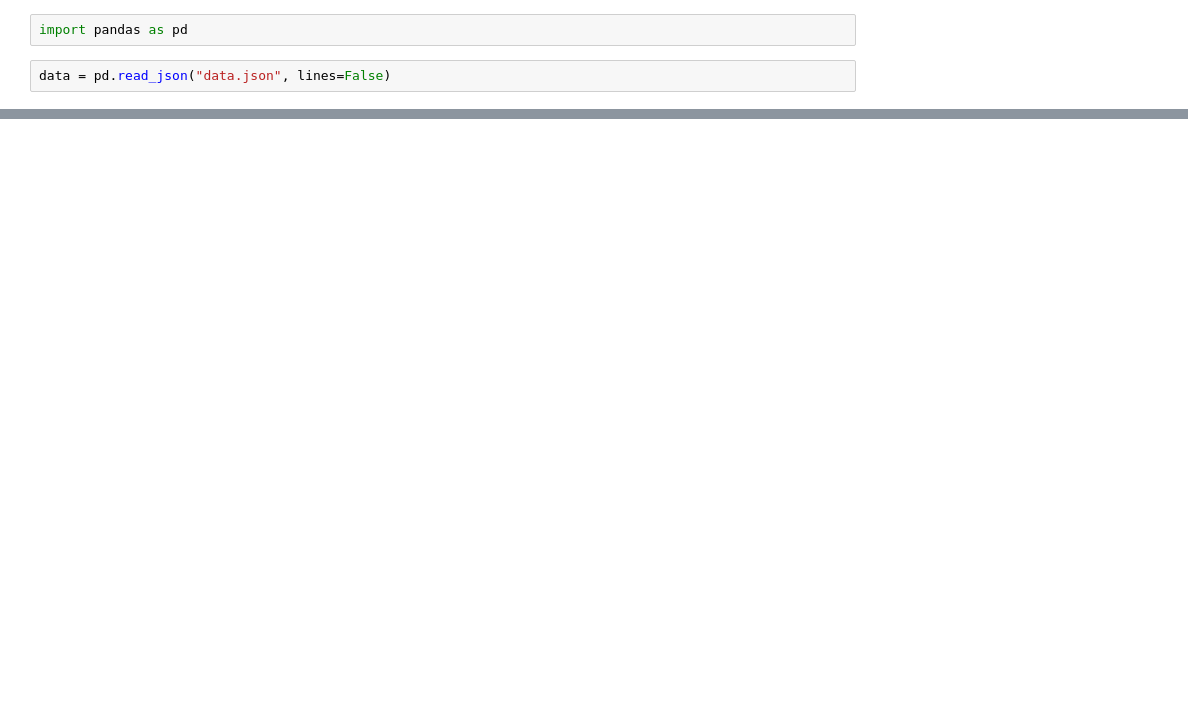
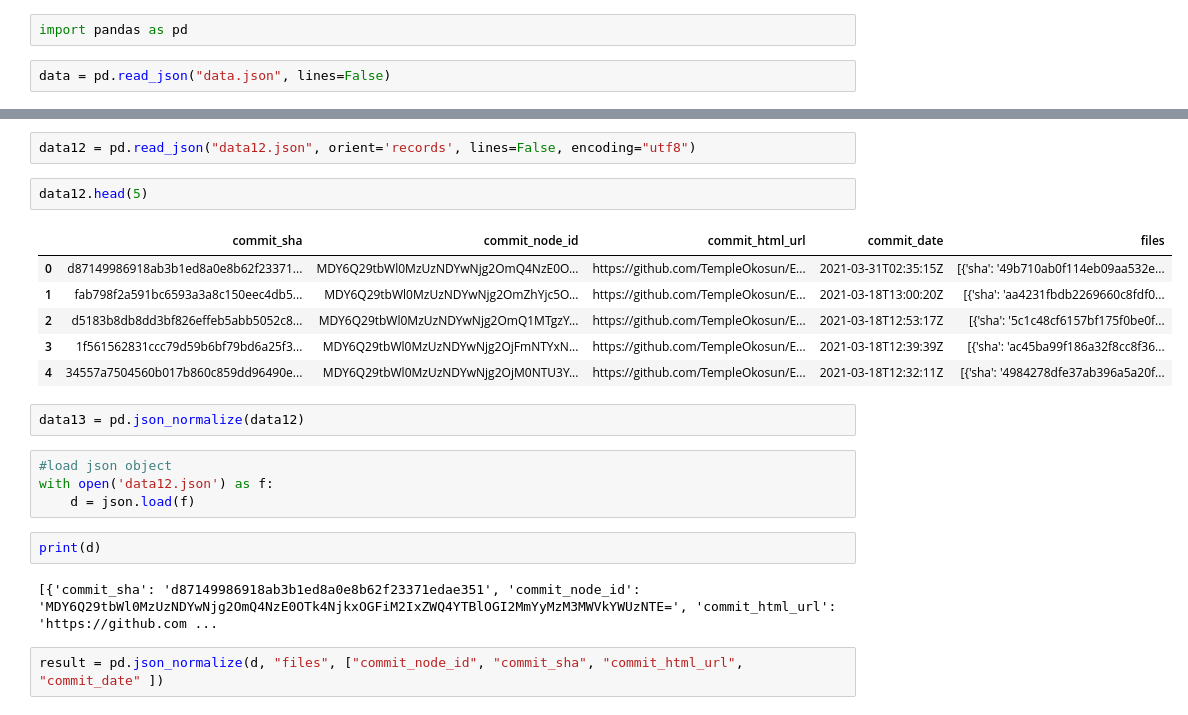
Before and after one commit to TempleOkosun/Mining-OpenStackNova, a Jupyter notebook: Mining OpenStackNova Repo Notebook.ipynb, the cells around one changed output, grey strips where cells are left out. Drawn from its saved outputs; the diff is of its cells as text; blank space fills up the shorter version.

```diff
--- a/Mining OpenStackNova Repo Notebook.ipynb
+++ b/Mining OpenStackNova Repo Notebook.ipynb
@@ -13,0 +24,23 @@ data.head(5)
+# %%
+data12 = pd.read_json("data12.json", orient='records', lines=False, encoding="utf8")
+# %%
+data12.head(5)
+# %% [output]
+|  | commit_sha | commit_node_id | commit_html_url | commit_date | files |
+| 0 | d87149986918ab3b1ed8a0e8b62f23371... | MDY6Q29tbWl0MzUzNDYwNjg2OmQ4NzE0O... | https://github.com/TempleOkosun/E... | 2021-03-31T02:35:15Z | [{'sha': '49b710ab0f114eb09aa532e... |
+| 1 | fab798f2a591bc6593a3a8c150eec4db5... | MDY6Q29tbWl0MzUzNDYwNjg2OmZhYjc5O... | https://github.com/TempleOkosun/E... | 2021-03-18T13:00:20Z | [{'sha': 'aa4231fbdb2269660c8fdf0... |
+| 2 | d5183b8db8dd3bf826effeb5abb5052c8... | MDY6Q29tbWl0MzUzNDYwNjg2OmQ1MTgzY... | https://github.com/TempleOkosun/E... | 2021-03-18T12:53:17Z | [{'sha': '5c1c48cf6157bf175f0be0f... |
+| 3 | 1f561562831ccc79d59b6bf79bd6a25f3... | MDY6Q29tbWl0MzUzNDYwNjg2OjFmNTYxN... | https://github.com/TempleOkosun/E... | 2021-03-18T12:39:39Z | [{'sha': 'ac45ba99f186a32f8cc8f36... |
+| 4 | 34557a7504560b017b860c859dd96490e... | MDY6Q29tbWl0MzUzNDYwNjg2OjM0NTU3Y... | https://github.com/TempleOkosun/E... | 2021-03-18T12:32:11Z | [{'sha': '4984278dfe37ab396a5a20f... |
+# %%
+data13 = pd.json_normalize(data12)
+# %%
+#load json object
+with open('data12.json') as f:
+    d = json.load(f)
+# %%
+print(d)
+# %% [output]
+[{'commit_sha': 'd87149986918ab3b1ed8a0e8b62f23371edae351', 'commit_node_id': 'MDY6Q29tbWl0MzUzNDYwNjg2OmQ4NzE0OTk4NjkxOGFiM2IxZWQ4YTBlOGI2MmYyMzM3MWVkYWUzNTE=', 'commit_html_url': 'https://github.com ...
+# %%
+result = pd.json_normalize(d, "files", ["commit_node_id", "commit_sha", "commit_html_url", "commit_date" ])
```
Also changed, not shown: parts of 3 cells of this notebook, 13 other files.
